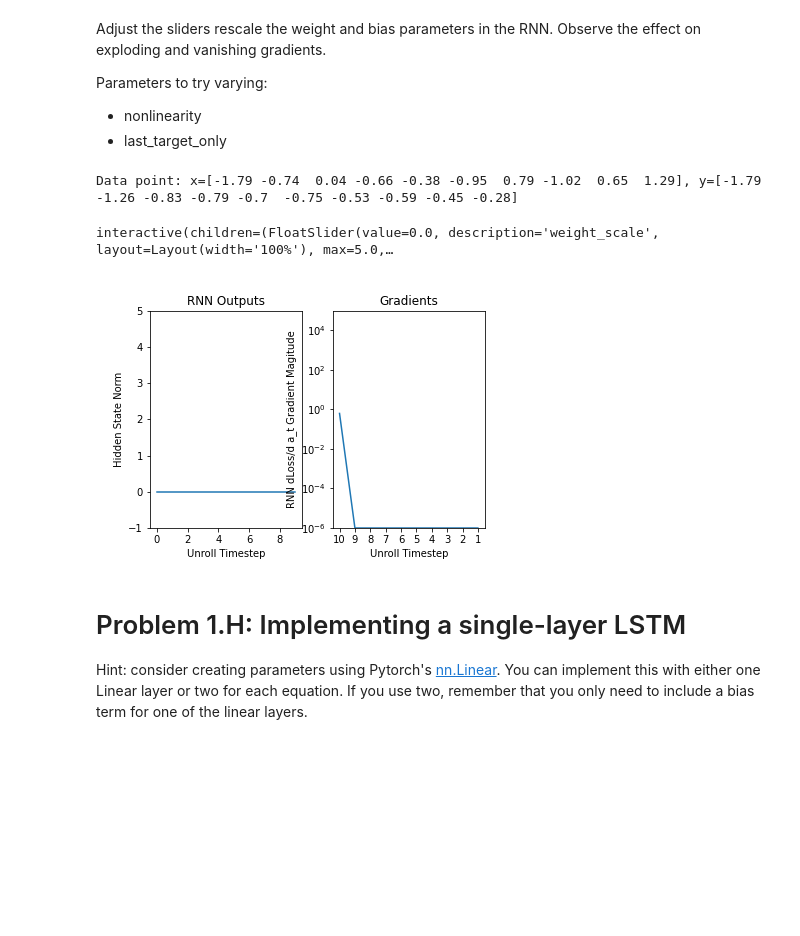
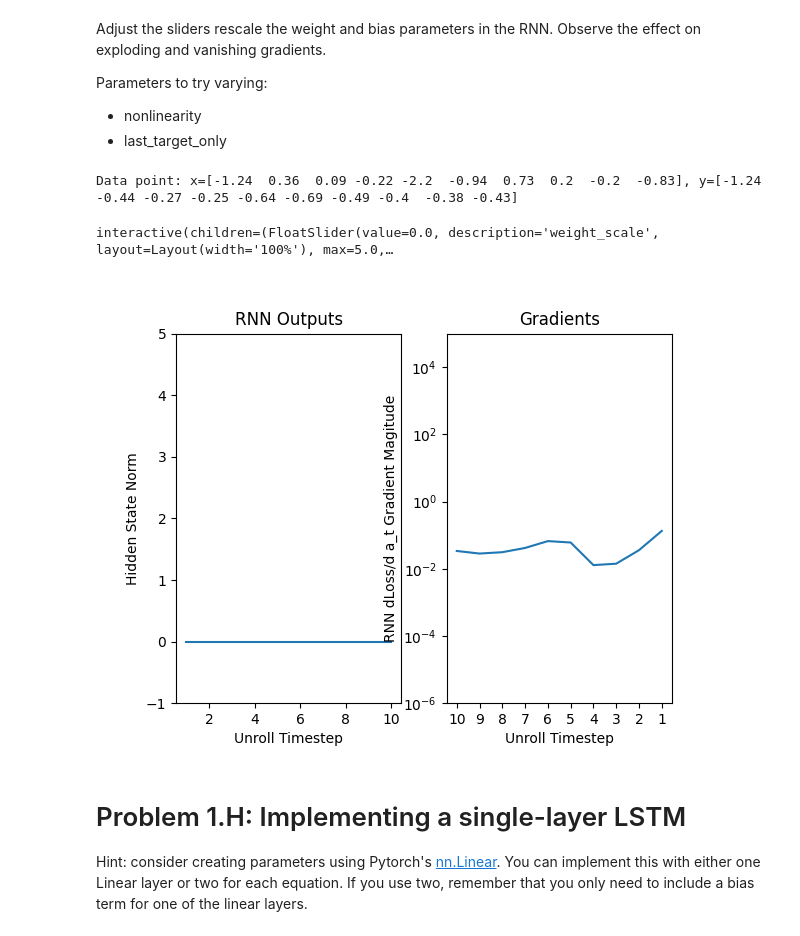
Before and after one commit to azhara001/cs182hw8, a Jupyter notebook: Copy_of_q_rnn_and_grad.ipynb, the cells around one changed output. Cells and saved outputs as stored; diff of their text form; code cells hidden in the pictures; blank space fills up the shorter version.

```diff
--- a/Copy_of_q_rnn_and_grad.ipynb
+++ b/Copy_of_q_rnn_and_grad.ipynb
@@ -50,7 +68,9 @@ class RNNLayer(nn.Module):
     ##############################################################################
     # TODO: Initialize any parameters your class needs.                          #
     ##############################################################################
-
+    self.w = nn.Linear(input_size + hidden_size, hidden_size, bias=True)
+    #self.fc1 = nn.Linear(input_size,hidden_size,bias=False)
+    #self.fc2 = nn.Linear(hidden_size,hidden_size,bias=True)
     ##############################################################################
     #                               END OF YOUR CODE                             #
     ##############################################################################
@@ -74,7 +94,14 @@ class RNNLayer(nn.Module):
     # 2. Roll out the RNN over the sequence, storing hidden states in h_list     #
     # 3. Return the appropriate outputs                                          #
     ##############################################################################
-
+    b = len(x)
+    h_i = th.zeros((b, self.hidden_size)).float()
+    for i in range(x.shape[1]):
+        in_value = th.cat([x[:, i], h_i], dim=1)
+        h_i = self.nonlinearity(self.w(in_value))
+        h_list.append(h_i)
+        print(h_i.size())
+    last_h = h_i
     ##############################################################################
     #                               END OF YOUR CODE                             #
     ##############################################################################
@@ -154,7 +186,7 @@ class RecurrentRegressionModel(nn.Module):
     # TODO: Initialize any parameters you need                                   #
     # HINT: use recurrent_net.hidden_size to find the hidden state size          #
     ##############################################################################
-
+    self.w = nn.Linear(recurrent_net.hidden_size, output_dim)
     ##############################################################################
     #                               END OF YOUR CODE                             #
     ##############################################################################
@@ -174,7 +206,8 @@ class RecurrentRegressionModel(nn.Module):
     ##############################################################################
     # TODO: Implement the forward step.                                          #
     ##############################################################################
-
+    all_h, _ = self.recurrent_net(x)
+    out = self.w(all_h)
     ##############################################################################
     #                               END OF YOUR CODE                             #
     ##############################################################################
@@ -272,6 +309,13 @@ def loss_fn(pred, y, last_timestep_only=False):
   # TODO: implement the loss (HINT: look for pytorch's MSELoss function)       #
   ##############################################################################
 
+  if last_timestep_only:
+    pred,y = pred[:,-1],y[:,-1]
+
+  loss_ = th.nn.MSELoss()
+  loss = loss_(pred,y)
+
+
   ##############################################################################
   #                               END OF YOUR CODE                             #
   ##############################################################################
@@ -379,7 +423,9 @@ class GradientVisualizer:
       # Hint: Call module.weight or module.bias on the module you want to use      #
       # If you used a single Linear layer, slice a square matrix from it.          #
       ##############################################################################
-      W = self.rnn.NAME_OF_ONE_OF_THE_WEIGHTS.weight
+      # W = self.rnn.NAME_OF_ONE_OF_THE_WEIGHTS.weight
+      h_len, h_i_len = self.rnn.w.weight.shape  # shape is (hidden_size, input_size + hidden_size)
+      W = self.rnn.w.weight[:, -h_len:]  # Only keep the portion corresponding to the hidden state
       ##############################################################################
       #                               END OF YOUR CODE                             #
       ##############################################################################
@@ -422,17 +468,21 @@ Parameters to try varying:
 # %%
 hidden_size = 16
 nonlinearity = lambda x: x  # options include lambda x: x (no nonlinearity), nn.functional.relu, and th.tanh
-last_target_only = True
+nonlinearity = nn.functional.relu
+#nonlinearity = nn.functional.tanh
+
+last_target_only = False
 rnn = RNNLayer(1, hidden_size, nonlinearity=nonlinearity)
 gv = GradientVisualizer(rnn, last_target_only)
 gv.create_visualization()
+#gv.update_plots
 
 # If for some reason the slider doesn't work for you, try calling gv.update_plots
 # with various values for weight and bias
 # %% [output]
-Data point: x=[-1.79 -0.74  0.04 -0.66 -0.38 -0.95  0.79 -1.02  0.65  1.29], y=[-1.79 -1.26 -0.83 -0.79 -0.7  -0.75 -0.53 -0.59 -0.45 -0.28]
+Data point: x=[-1.24  0.36  0.09 -0.22 -2.2  -0.94  0.73  0.2  -0.2  -0.83], y=[-1.24 -0.44 -0.27 -0.25 -0.64 -0.69 -0.49 -0.4  -0.38 -0.43]
 interactive(children=(FloatSlider(value=0.0, description='weight_scale', layout=Layout(width='100%'), max=5.0,…
-[figure, old version]
+[figure, new version]
 # %% [markdown]
 # Problem 1.H: Implementing a single-layer LSTM
 
```
Also changed, not shown: parts of 4 cells of this notebook.
